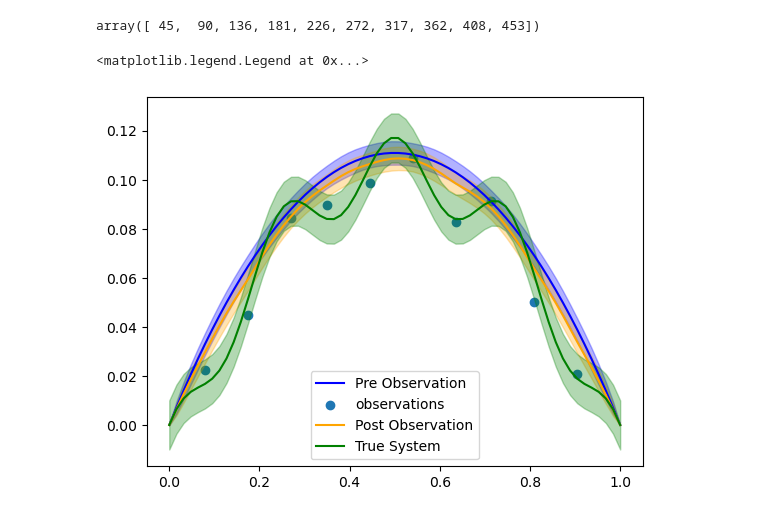
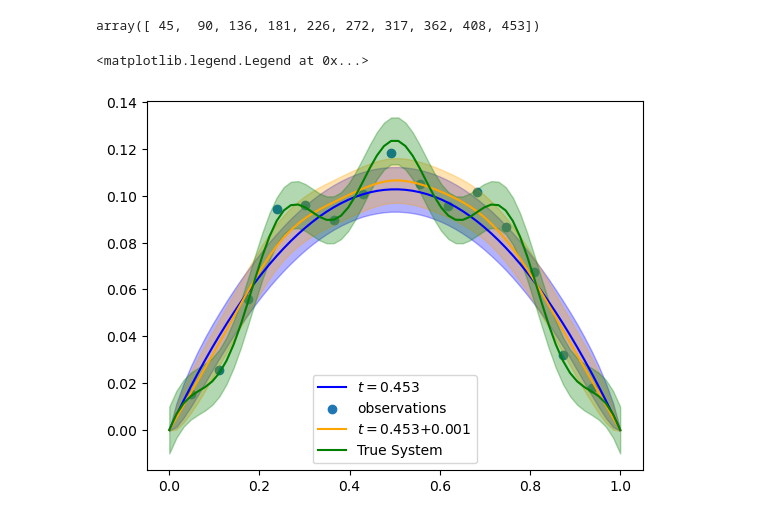
Before and after one commit to danielgerardclaassen/statfem-mcmc, a Jupyter notebook: heat.ipynb, the cells around one changed output. Drawn from its saved outputs; the diff is of its cells as text; code cells hidden in the pictures.

```diff
--- a/heat.ipynb
+++ b/heat.ipynb
@@ -47,7 +48,7 @@ u_strue[0,:] = u_0true
 # %%
 # Observation Parameters
 sigma_n_true = 0.005
-spatial_points = 10
+spatial_points = 15
 temporal_points = 10
 
 temp = np.linspace(0, len(true_coordinates) - 1, spatial_points+2, dtype=int)
@@ -196,6 +197,16 @@ M_mat = (M_form.assemble(basis)).toarray()
 
 def left_side(alpha):
     left_mat = (M_mat + (dt*alpha/2)*A_mat)
+    left_mat = subtensor.set_subtensor(left_mat[0,:], 0.)
+    left_mat = subtensor.set_subtensor(left_mat[-1,:], 0.)
+    left_mat = subtensor.set_subtensor(left_mat[0,0], 1.)
+    left_mat = subtensor.set_subtensor(left_mat[-1,-1], 1.)
+    # left_mat[boundary_indices,:] = left_mat[:,boundary_indices] = 0.
+    # left_mat[boundary_indices, boundary_indices] = 1.
+    return left_mat
+
+def left_side_np(alpha):
+    left_mat = (M_mat + (dt*alpha/2)*A_mat)
     # left_mat = subtensor.set_subtensor(left_mat[0,:], 0.)
     # left_mat = subtensor.set_subtensor(left_mat[-1,:], 0.)
     # left_mat = subtensor.set_subtensor(left_mat[0,0], 1.)
@@ -204,6 +215,12 @@ def left_side(alpha):
     left_mat[boundary_indices, boundary_indices] = 1.
     return left_mat
 
+def right_side(alpha, beta, u_prev):
+    right_mat = (M_mat - (dt*alpha/2)*A_mat) @ u_prev + dt*beta*L_vec
+    right_mat = subtensor.set_subtensor(right_mat[0], 0.)
+    right_mat = subtensor.set_subtensor(right_mat[-1], 0.)
+    return right_mat
+
 def G_theta_mat(rho, ell):
     G_vec = (rho**2)*tensor.math.exp(K_theta_3/(2*(ell**2)))
     return tensor.reshape(G_vec, (n_x, n_x))
@@ -216,14 +233,14 @@ def G_theta_mat_np(rho, ell):
 # alpha
 lower = 0.0001
 upper = 3.
-mu = 1.
+mu = 1.5
 sigma = 0.5
 alpha_params = [lower, upper, mu, sigma]
 
 # beta
 lower = 0.0001
 upper = 3.
-mu = 1.
+mu = 0.5
 sigma = 0.5
 beta_params = [lower, upper, mu, sigma]
 
@@ -326,19 +418,20 @@ temporal_measurement_indices
 # %% [output]
 array([ 45,  90, 136, 181, 226, 272, 317, 362, 408, 453])
 # %%
-interest = 5
+interest = 9
+group_labels = [r"$t=$"+str(temporal_measurement_coordinates[i]) for i in range(len(temporal_measurement_coordinates))]
 plot_ind = temporal_measurement_indices[interest]
-plt.plot(coordinates,u_s[plot_ind,:], label='Pre Observation', color='blue')
+plt.plot(coordinates,u_s[plot_ind,:], label=group_labels[interest], color='blue')
 plt.fill_between(coordinates.flatten(), u_s[plot_ind,:] - 2*np.sqrt(cov_diags[plot_ind]), u_s[plot_ind,:] + 2*np.sqrt(cov_diags[plot_ind]), alpha=0.3, color='blue')
 plt.scatter(spatial_measurement_coordinates, u_observed[interest,:], label='observations')
-plt.plot(coordinates,u_s[plot_ind + 1,:], label='Post Observation',color='orange')
+plt.plot(coordinates,u_s[plot_ind + 1,:], label=group_labels[interest] + '+' + str(dt),color='orange')
 plt.fill_between(coordinates.flatten(), u_s[plot_ind+1,:] - 2*np.sqrt(cov_diags[plot_ind+1]), u_s[plot_ind+1,:] + 2*np.sqrt(cov_diags[plot_ind+1]), alpha=0.3, color='orange')
 plt.plot(true_coordinates, u_strue[plot_ind+1,:], label='True System', color='green')
 plt.fill_between(true_coordinates.flatten(), u_strue[plot_ind+1,:] - 2*sigma_n_true*np.ones(len(true_coordinates)), u_strue[plot_ind+1,:] + 2*sigma_n_true*np.ones(len(true_coordinates)), color='green', alpha=0.3)
 plt.legend()
 # %% [output]
 <matplotlib.legend.Legend at 0x...>
-[figure, old version]
+[figure, new version]
 # %%
 fig, axes = plt.subplots(figsize=(6,8))
 plot = axes.contourf(coordinates.flatten(), time_range, u_s, levels=30)
```
Also changed, not shown: parts of 10 cells of this notebook.
